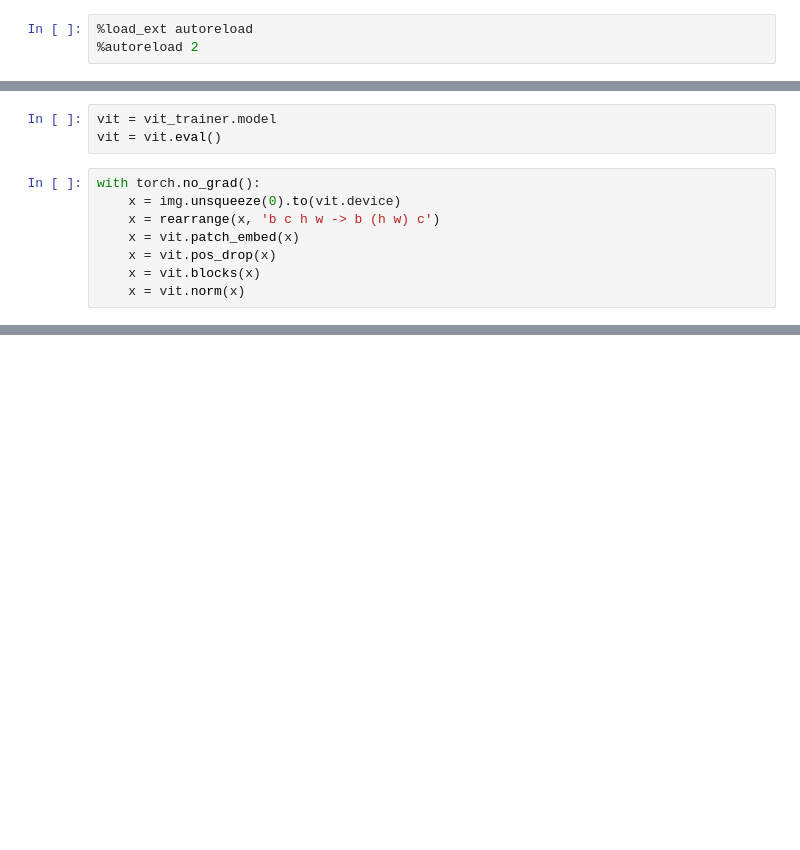
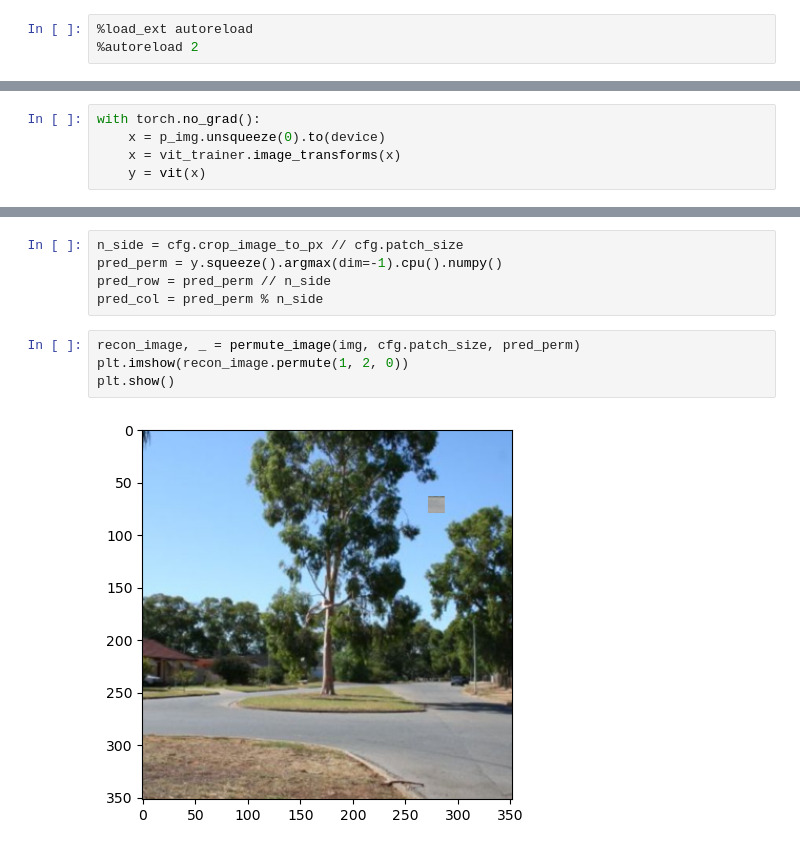
Before and after one commit to Unturned3/vlr-project, a Jupyter notebook: demo.ipynb, the cells around one changed output, grey strips where cells are left out. Saved outputs shown, nothing was run; the diff lists cells and outputs as text; blank space fills up the shorter version.

```diff
--- a/demo.ipynb
+++ b/demo.ipynb
@@ -61,11 +43,5 @@ show_image(p_img)
-# %%
-vit = vit_trainer.model
-vit = vit.eval()
 # %%
 with torch.no_grad():
-    x = img.unsqueeze(0).to(vit.device)
-    x = rearrange(x, 'b c h w -> b (h w) c')
-    x = vit.patch_embed(x)
-    x = vit.pos_drop(x)
-    x = vit.blocks(x)
-    x = vit.norm(x)
+    x = p_img.unsqueeze(0).to(device)
+    x = vit_trainer.image_transforms(x)
+    y = vit(x)
@@ -71,0 +57,11 @@ with torch.no_grad():
+# %%
+n_side = cfg.crop_image_to_px // cfg.patch_size
+pred_perm = y.squeeze().argmax(dim=-1).cpu().numpy()
+pred_row = pred_perm // n_side
+pred_col = pred_perm % n_side
+# %%
+recon_image, _ = permute_image(img, cfg.patch_size, pred_perm)
+plt.imshow(recon_image.permute(1, 2, 0))
+plt.show()
+# %% [output]
+[figure, added]
```
Also changed, not shown: parts of 9 cells of this notebook, 3 other files.
